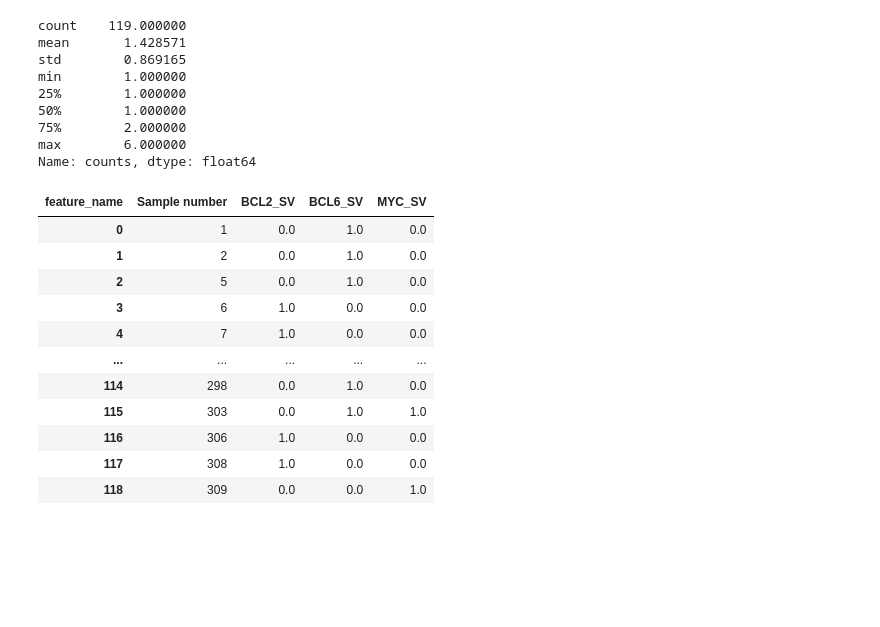
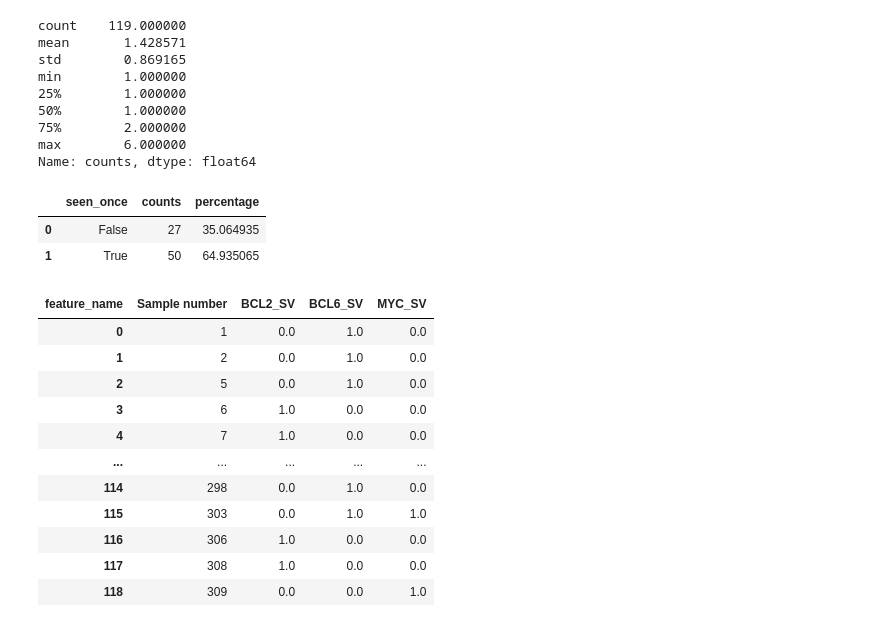
Before and after one commit to etabari/goya_paper, a Jupyter notebook: coo-modeling/01.03-feature-engineering-paper.ipynb, the cells around one changed output. Saved outputs shown, nothing was run; the diff lists cells and outputs as text; code cells hidden in the pictures; blank space fills up the shorter version.

```diff
--- a/coo-modeling/01.03-feature-engineering-paper.ipynb
+++ b/coo-modeling/01.03-feature-engineering-paper.ipynb
@@ -255,6 +279,17 @@ min        1.000000
 75%        2.000000
 max        6.000000
 Name: counts, dtype: float64
+# %%
+## Unique Indels
+fusion_repeats = fusion.groupby(["Gene", "Gene (other)"]).size().reset_index(name="counts")
+fusion_repeats["seen_once"] = fusion_repeats["counts"] == 1
+fusion_repeats.groupby("seen_once").size().reset_index(name="counts").assign(
+    percentage=lambda x: x["counts"] / x["counts"].sum() * 100
+)
+# %% [output]
+|  | seen_once | counts | percentage |
+| 0 | False | 27 | 35.064935 |
+| 1 | True | 50 | 64.935065 |
 # %%
 # For each sample, a list of genes with any non-silent somatic SNVs, indels or translocations was compiled,
 # regardless of the loci of the variants within the gene; for example, SNV in EZH2, indel in PIM1 or translocation in BCL2.
```
Also changed, not shown: parts of 4 cells of this notebook.
